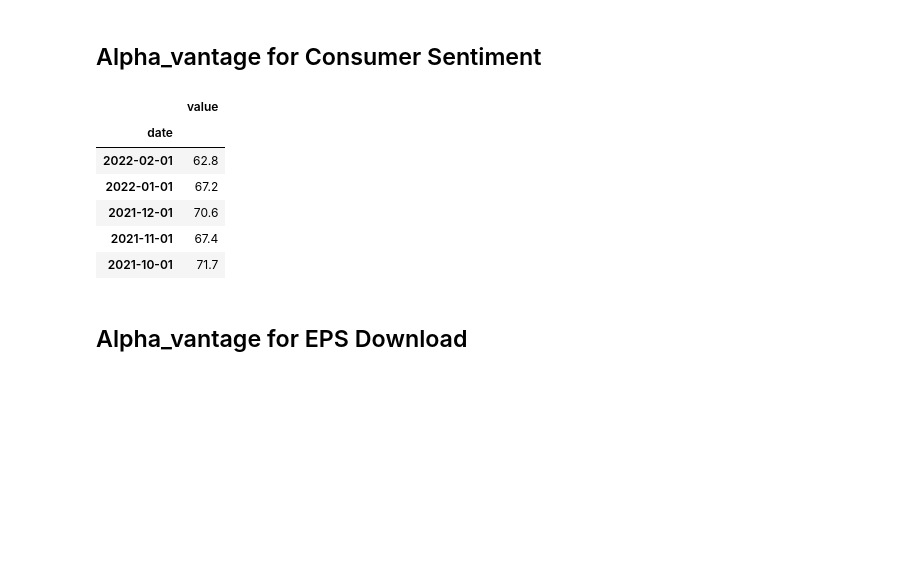
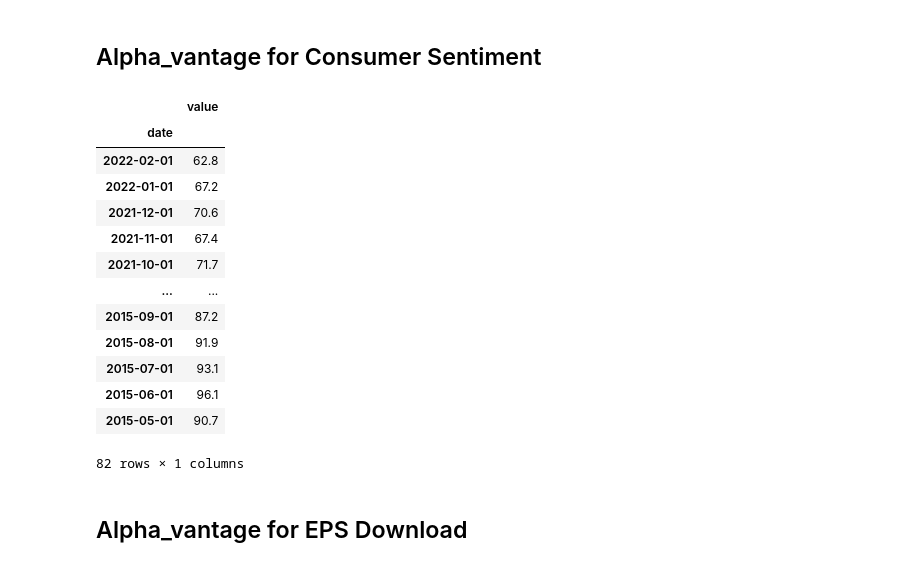
Before and after one commit to evianap/Roboadvisor, a Jupyter notebook: Obtain Stocks.ipynb, the cells around one changed output. Drawn from its saved outputs; the diff is of its cells as text; code cells hidden in the pictures; blank space fills up the shorter version.

```diff
--- a/Obtain Stocks.ipynb
+++ b/Obtain Stocks.ipynb
@@ -19,3 +40,7 @@ from alpha_vantage.cryptocurrencies import CryptoCurrencies
+# %%
+#set key
+key = '32UEEELX55R5WBXX'
+start_date = '2015-04-01'
 # %% [markdown]
 ## Alpha_vantage for downloading stock data
 # %%
@@ -119,20 +183,29 @@ InflationExp.head(50)
 # %%
 #Getting Consumer Sentiment
 url = f'https://www.alphavantage.co/query?function=CONSUMER_SENTIMENT&apikey={key}'
 r = requests.get(url)
 data = r.json()
 Sentiment = pd.DataFrame(data['data'])
 Sentiment.index = Sentiment['date']
 Sentiment = Sentiment.drop(Sentiment.columns[[0]], axis=1)
-Sentiment.head()
+Sentiment.index = pd.to_datetime(Sentiment.index, infer_datetime_format = True)
+Sentiment = Sentiment[Sentiment.index > start_date]
+Sentiment
 # %% [output]
 |  | value |
 | date |  |
 | 2022-02-01 | 62.8 |
 | 2022-01-01 | 67.2 |
 | 2021-12-01 | 70.6 |
 | 2021-11-01 | 67.4 |
 | 2021-10-01 | 71.7 |
+| ... | ... |
+| 2015-09-01 | 87.2 |
+| 2015-08-01 | 91.9 |
+| 2015-07-01 | 93.1 |
+| 2015-06-01 | 96.1 |
+| 2015-05-01 | 90.7 |
+82 rows × 1 columns
 # %% [markdown]
 ## Alpha_vantage for EPS Download
 # %%
```
Also changed, not shown: parts of 32 cells of this notebook.
